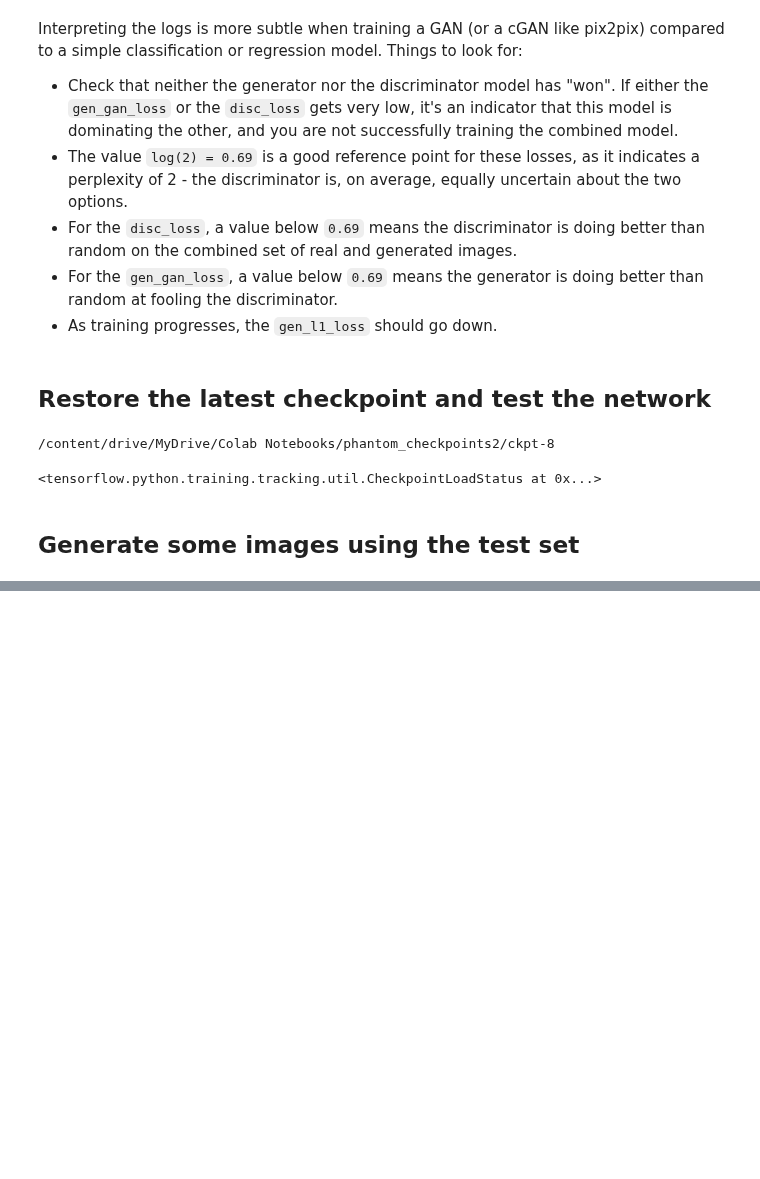
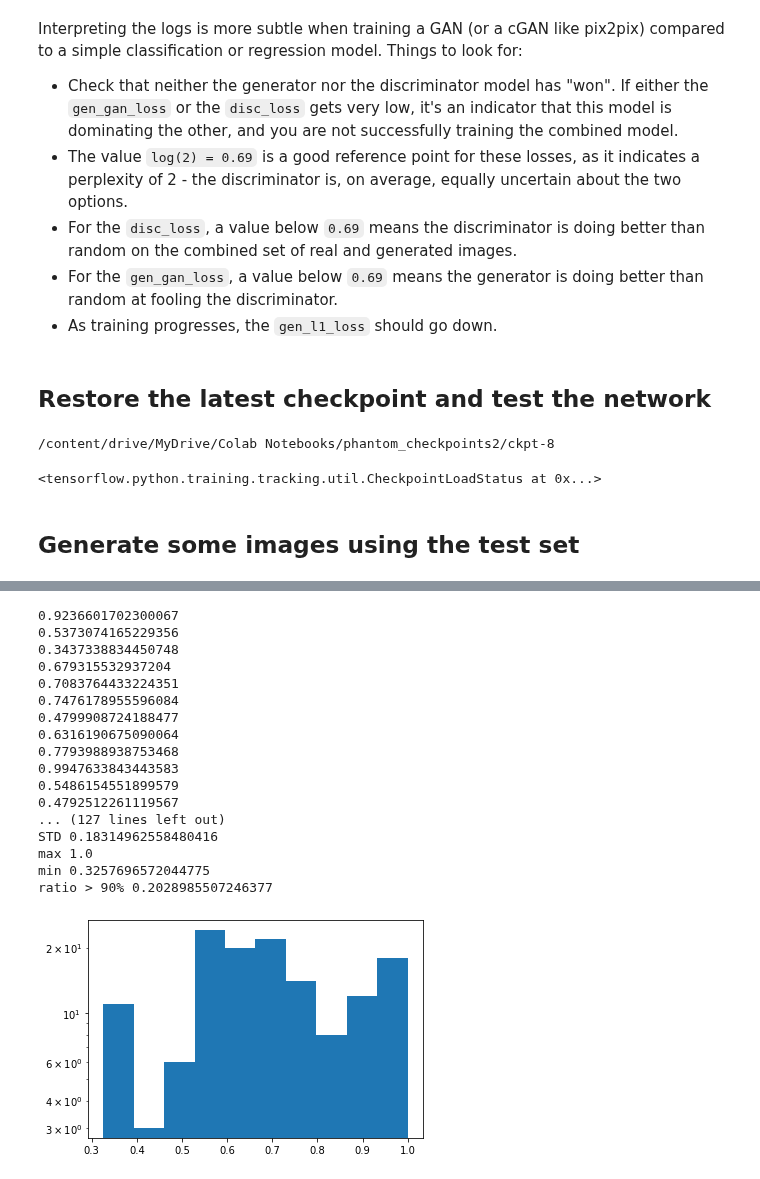
Before and after one commit to cbojechko/Image_Prediction, a Jupyter notebook: gamma_loss_test.ipynb, the cells around one changed output, grey strips where cells are left out. Cells and saved outputs as stored; diff of their text form; code cells hidden in the pictures; blank space fills up the shorter version.

```diff
--- a/gamma_loss_test.ipynb
+++ b/gamma_loss_test.ipynb
@@ -1095,35 +1152,57 @@ plt.ylim([0, 0.8])
 #plt.xlim([0.80, 0.85])
 plt.show()
 # %%
-dataset = test_dataset
+dataset = valid_dataset
 all_ratios = np.zeros(len(list(dataset)))
 i = 0
 i90 = 0
 for example in dataset:
   tinp = example[0]
-  ttar = example[1]
-  prediction = generator(tinp, training=True)
-  ttar = tf.squeeze(ttar, axis=0)
+  image = example[1]
+  pred = generator(tinp, training=True)
+  ttar = tf.squeeze(image, axis=0)
   ttar = tf.squeeze(ttar, axis=-1)
   rtimage = ttar
 
-  prediction = tf.squeeze(prediction, axis=0)
+  prediction = tf.squeeze(pred, axis=0)
   prediction = tf.squeeze(prediction, axis=-1)
   prediction = prediction
   gamma_test = pymedphys.gamma(coords,rtimage, coords, prediction, **gamma_options,quiet=True)
   valid_gamma = gamma_test[~np.isnan(gamma_test)]
   pass_ratio = np.sum(valid_gamma <= 1) / len(valid_gamma)
-  #tf.print(example["fname"])
+
+  #minp,pass_ratio = getTensorGamma3(image,pred)
+
   print(pass_ratio)
+
   all_ratios[i] = pass_ratio
   i = i+1
   if(pass_ratio > 0.90):
     i90 = i90+1
 
 print("mean " + str(np.mean(all_ratios)))
 print("STD " + str(np.std(all_ratios)))
 print("max " + str(np.max(all_ratios)))
 print("min " + str(np.min(all_ratios)))
 print("ratio > 90% " + str(float(i90)/float(i)))
 plt.hist(all_ratios)
 plt.yscale('log')
+# %% [output]
+0.9236601702300067
+0.5373074165229356
+0.3437338834450748
+0.679315532937204
+0.7083764433224351
+0.7476178955596084
+0.4799908724188477
+0.6316190675090064
+0.7793988938753468
+0.9947633843443583
+0.5486154551899579
+0.4792512261119567
+... (127 lines left out)
+STD 0.18314962558480416
+max 1.0
+min 0.3257696572044775
+ratio > 90% 0.2028985507246377
+[figure, added]
```
Also changed, not shown: parts of 15 cells of this notebook.
